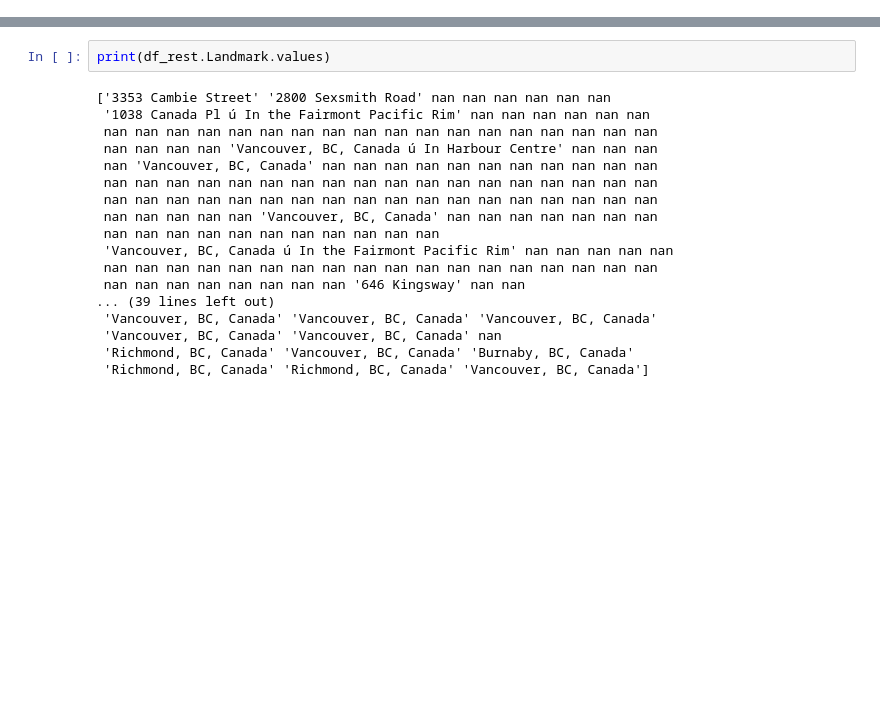
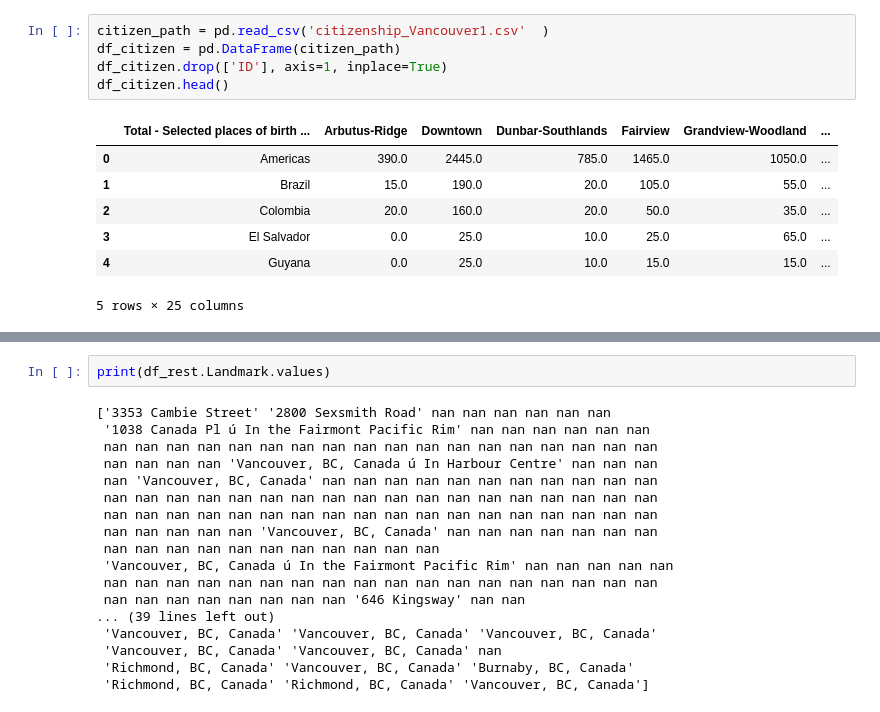
Before and after one commit to leanohl/BA_ClusteringofRestaurants, a Jupyter notebook: clusteringVancouver.ipynb, the cells around one changed output, grey strips where cells are left out. Saved outputs shown, nothing was run; the diff lists cells and outputs as text; blank space fills up the shorter version.

```diff
--- a/clusteringVancouver.ipynb
+++ b/clusteringVancouver.ipynb
@@ -49,0 +21,13 @@ df_rest
+# %%
+citizen_path = pd.read_csv('citizenship_Vancouver1.csv'  )
+df_citizen = pd.DataFrame(citizen_path)
+df_citizen.drop(['ID'], axis=1, inplace=True)
+df_citizen.head()
+# %% [output]
+|  | Total - Selected places of birth ... | Arbutus-Ridge | Downtown | Dunbar-Southlands | Fairview | Grandview-Woodland | ... |
+| 0 | Americas | 390.0 | 2445.0 | 785.0 | 1465.0 | 1050.0 | ... |
+| 1 | Brazil | 15.0 | 190.0 | 20.0 | 105.0 | 55.0 | ... |
+| 2 | Colombia | 20.0 | 160.0 | 20.0 | 50.0 | 35.0 | ... |
+| 3 | El Salvador | 0.0 | 25.0 | 10.0 | 25.0 | 65.0 | ... |
+| 4 | Guyana | 0.0 | 25.0 | 10.0 | 15.0 | 15.0 | ... |
+5 rows × 25 columns
```
Also changed, not shown: parts of 14 cells of this notebook, 1 other file.
